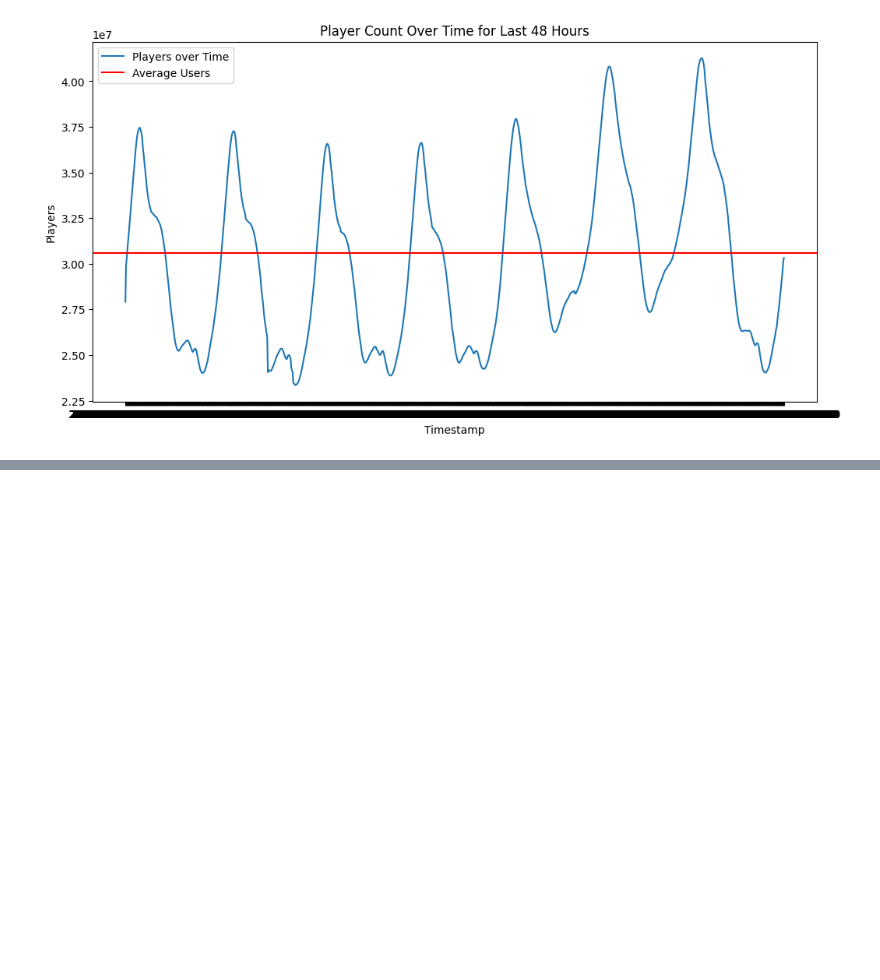
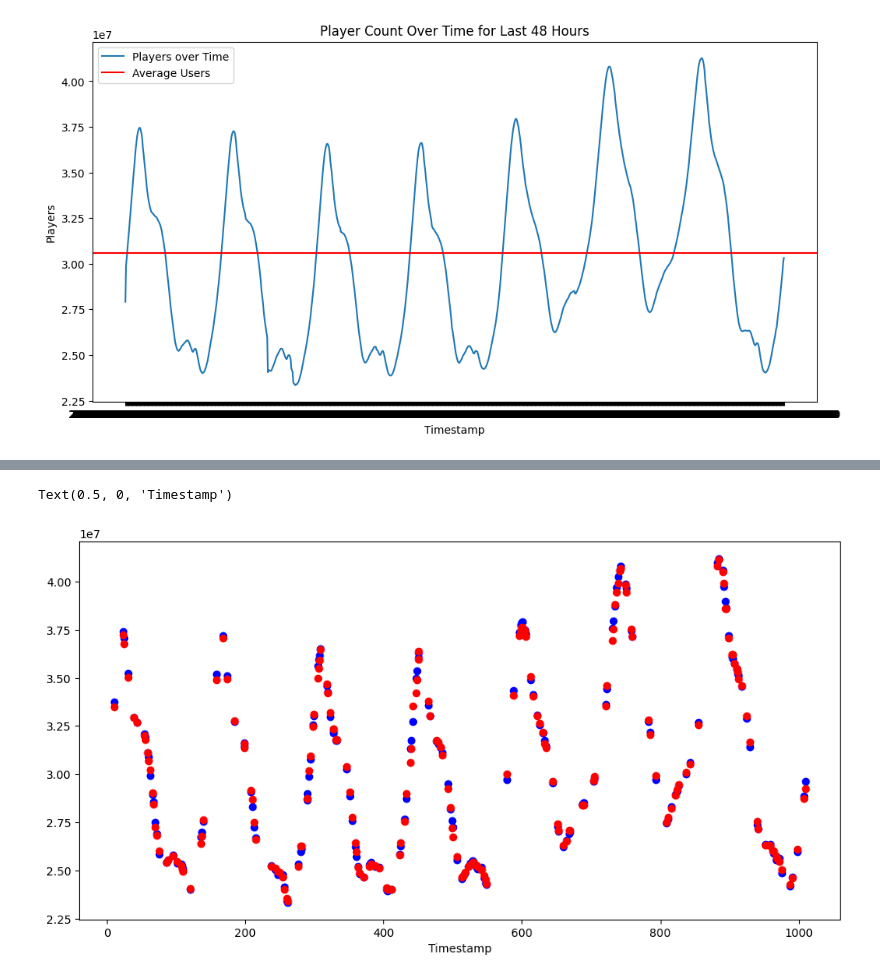
Before and after one commit to LeimKcaj/SteamUsers_Timeseries_Tracking, a Jupyter notebook: Model.ipynb, the cells around one changed output, grey strips where cells are left out. Saved outputs shown, nothing was run; the diff lists cells and outputs as text; code cells hidden in the pictures; blank space fills up the shorter version.

```diff
--- a/Model.ipynb
+++ b/Model.ipynb
@@ -77,0 +116,17 @@ plt.show()
+# %%
+# K-nn model to classify points in a time series to what sub-series they belong
+from sklearn.model_selection import train_test_split
+from sklearn.neighbors import KNeighborsRegressor
+X = np.array(range(len(y))).reshape(-1, 1)  # Reshape for sklearn
+y_values = y.values
+X_train, X_test, y_train, y_test = train_test_split(X, y_values, test_size=0.2, random_state=42)
+knn = KNeighborsRegressor(n_neighbors=5)
+knn.fit(X_train, y_train)
+y_pred = knn.predict(X_test)
+plt.figure(figsize=(12, 6))
+plt.scatter(X_test, y_test, color='blue', label='Actual Players')
+plt.scatter(X_test, y_pred, color='red', label='Predicted Players')
+plt.xlabel('Timestamp')
+# %% [output]
+Text(0.5, 0, 'Timestamp')
+[figure, added]
```
Also changed, not shown: parts of 8 cells of this notebook, 1 other file.
